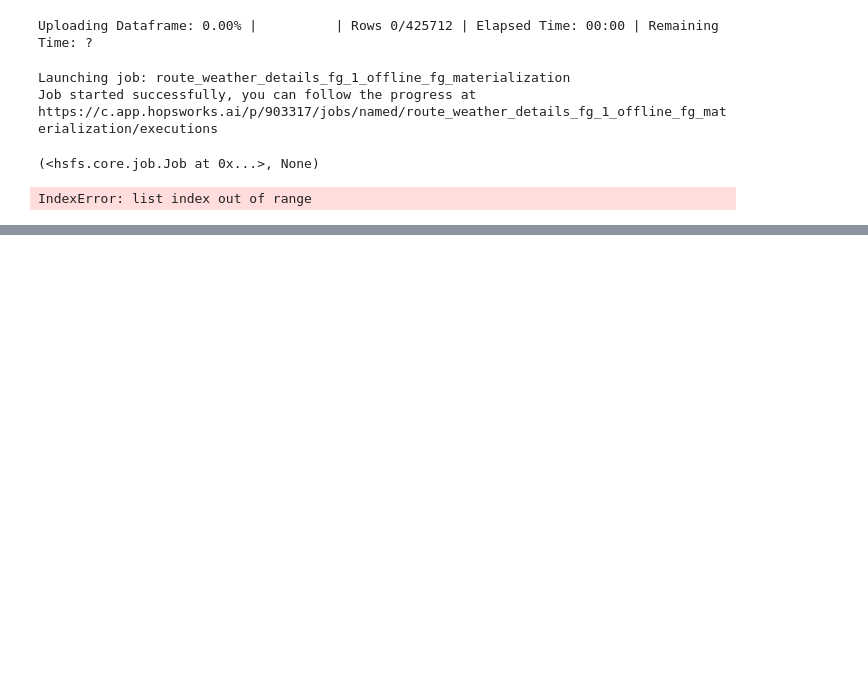
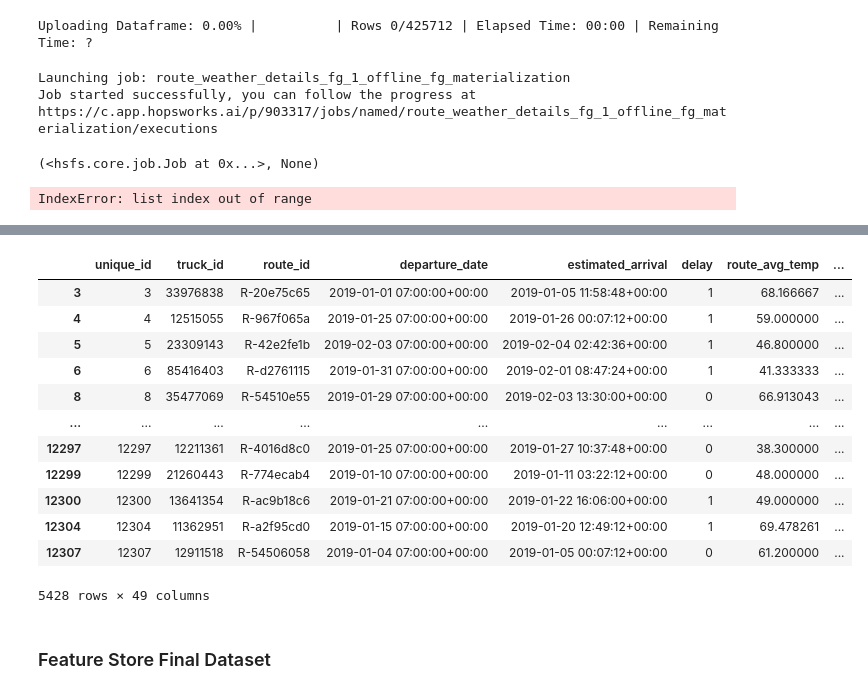
Before and after one commit to harshp777/Predictive-Truck-Delay-Management-in-Logistics, a Jupyter notebook: Data-preprocessing.ipynb, the cells around one changed output, grey strips where cells are left out. Saved outputs shown, nothing was run; the diff lists cells and outputs as text; code cells hidden in the pictures; blank space fills up the shorter version.

Commit message:
final merge uploaded to hopsworks

```diff
--- a/Data-preprocessing.ipynb
+++ b/Data-preprocessing.ipynb
@@ -1237,0 +1939,2 @@ IndexError: list index out of range
+# %%
+origin_destination_weather_traffic_merge=origin_destination_weather.merge(scheduled_route_traffic,on=['unique_id','truck_id','route_id'],how='left')
@@ -1237,0 +1957,8 @@ IndexError: list index out of range
+# %%
+merged_data_weather_traffic=pd.merge(schedule_weather_merge, origin_destination_weather_traffic_merge, on=['unique_id', 'truck_id', 'route_id', 'departure_date',
+       'estimated_arrival', 'delay'], how='left')
+# %%
+merged_data_weather_traffic_trucks = pd.merge(merged_data_weather_traffic, trucks_df, on='truck_id', how='left')
+
+# Merge merged_data with truck_data based on 'truck_id' column (Left Join)
+final_merge = pd.merge(merged_data_weather_traffic_trucks, drivers_df, left_on='truck_id', right_on = 'vehicle_no', how='left')
@@ -1237,0 +1979,26 @@ IndexError: list index out of range
+# %%
+# Function to check if there is nighttime involved between arrival and departure time
+def has_midnight(start, end):
+    return int(start.date() != end.date())
+
+
+# Apply the function to create a new column indicating nighttime involvement
+final_merge['is_midnight'] = final_merge.apply(lambda row: has_midnight(row['departure_date'], row['estimated_arrival']), axis=1)
+# %%
+final_merge[final_merge['is_midnight']==1]
+# %% [output]
+|  | unique_id | truck_id | route_id | departure_date | estimated_arrival | delay | route_avg_temp | ... |
+| 3 | 3 | 33976838 | R-20e75c65 | 2019-01-01 07:00:00+00:00 | 2019-01-05 11:58:48+00:00 | 1 | 68.166667 | ... |
+| 4 | 4 | 12515055 | R-967f065a | 2019-01-25 07:00:00+00:00 | 2019-01-26 00:07:12+00:00 | 1 | 59.000000 | ... |
+| 5 | 5 | 23309143 | R-42e2fe1b | 2019-02-03 07:00:00+00:00 | 2019-02-04 02:42:36+00:00 | 1 | 46.800000 | ... |
+| 6 | 6 | 85416403 | R-d2761115 | 2019-01-31 07:00:00+00:00 | 2019-02-01 08:47:24+00:00 | 1 | 41.333333 | ... |
+| 8 | 8 | 35477069 | R-54510e55 | 2019-01-29 07:00:00+00:00 | 2019-02-03 13:30:00+00:00 | 0 | 66.913043 | ... |
+| ... | ... | ... | ... | ... | ... | ... | ... | ... |
+| 12297 | 12297 | 12211361 | R-4016d8c0 | 2019-01-25 07:00:00+00:00 | 2019-01-27 10:37:48+00:00 | 0 | 38.300000 | ... |
+| 12299 | 12299 | 21260443 | R-774ecab4 | 2019-01-10 07:00:00+00:00 | 2019-01-11 03:22:12+00:00 | 0 | 48.000000 | ... |
+| 12300 | 12300 | 13641354 | R-ac9b18c6 | 2019-01-21 07:00:00+00:00 | 2019-01-22 16:06:00+00:00 | 1 | 49.000000 | ... |
+| 12304 | 12304 | 11362951 | R-a2f95cd0 | 2019-01-15 07:00:00+00:00 | 2019-01-20 12:49:12+00:00 | 1 | 69.478261 | ... |
+| 12307 | 12307 | 12911518 | R-54506058 | 2019-01-04 07:00:00+00:00 | 2019-01-05 00:07:12+00:00 | 0 | 61.200000 | ... |
+5428 rows × 49 columns
+# %% [markdown]
+### Feature Store Final Dataset
```
Also changed, not shown: parts of 101 cells of this notebook.
